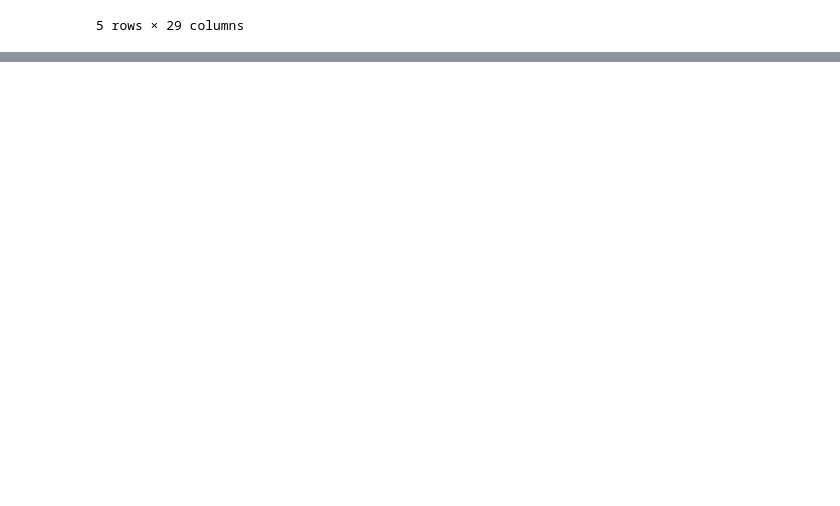
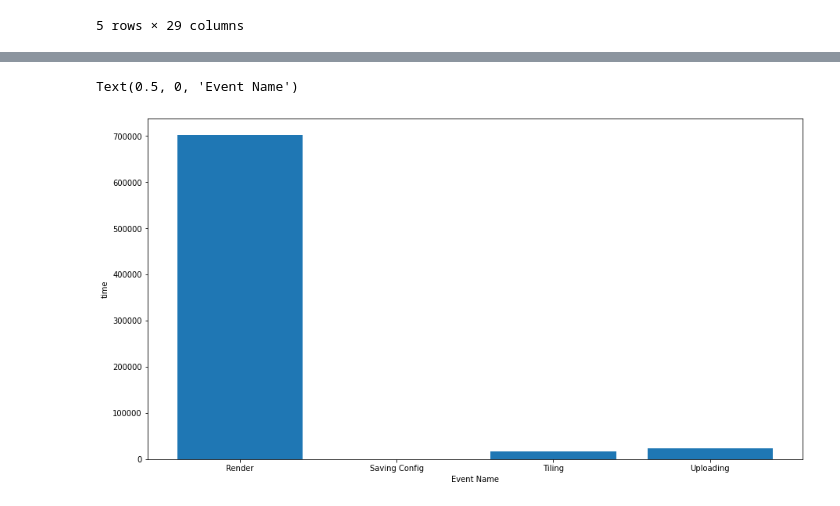
Before and after one commit to Himika-Mishra/Cloud-Computing, a Jupyter notebook: Terapixel_Rendering_EDA.ipynb, the cells around one changed output, grey strips where cells are left out. Saved outputs shown, nothing was run; the diff lists cells and outputs as text; code cells hidden in the pictures; blank space fills up the shorter version.

```diff
--- a/Terapixel_Rendering_EDA.ipynb
+++ b/Terapixel_Rendering_EDA.ipynb
@@ -267,0 +275,4 @@ df5.describe()
+# %%
+# Calculating average time of each event excluding total render.
+eventtime=ps.sqldf('select eventName, sum(timediff) as total_time  from df3_merge  where NOT eventName="TotalRender" group by eventName')
+eventtime
@@ -267,0 +285,9 @@ df5.describe()
+# %%
+# Plotting Event Names with Time
+plt.bar(eventtime.eventName,eventtime.total_time)
+plt.ylabel('time')
+plt.xlabel('Event Name')
+#plt.rcParams['figure.figsize']=[15,8]
+# %% [output]
+Text(0.5, 0, 'Event Name')
+[figure, added]
```
Also changed, not shown: parts of 28 cells of this notebook.
